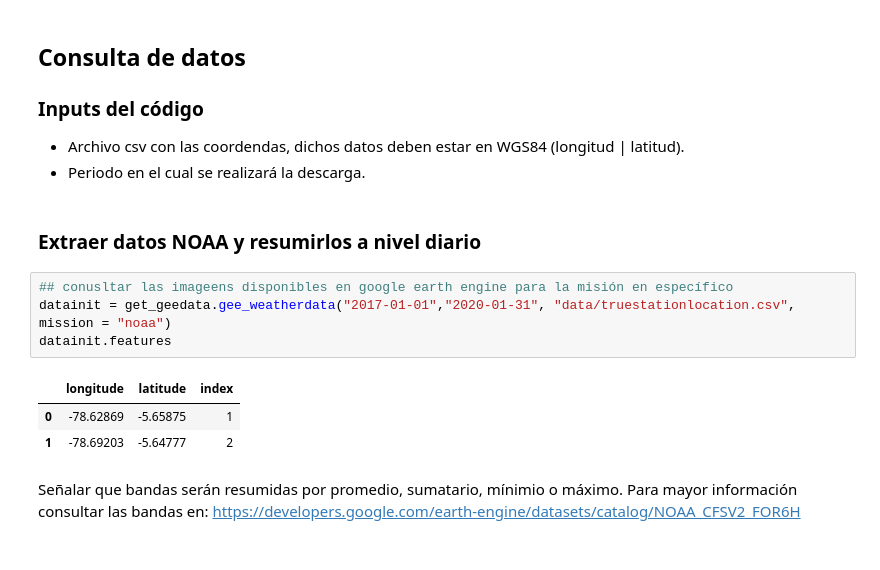
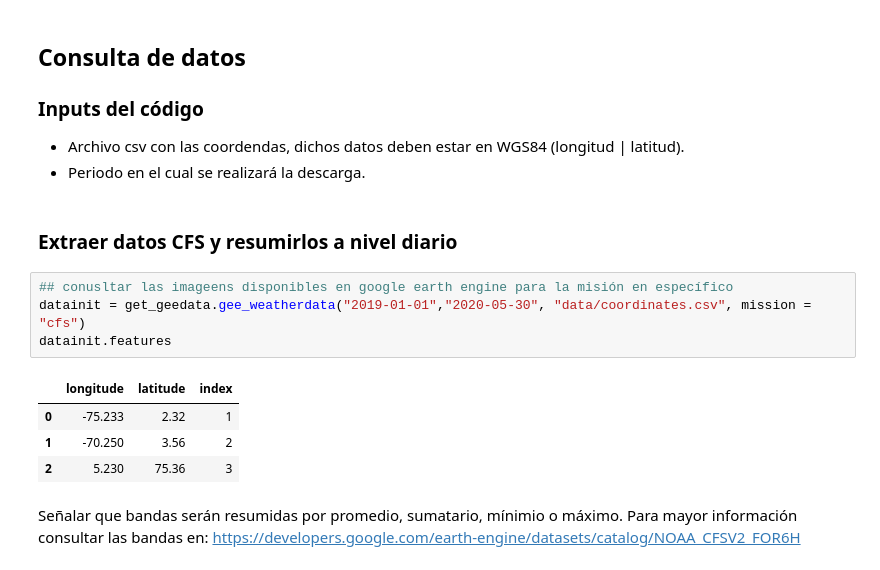
Before and after one commit to anaguilarar/gee_NOAA, a Jupyter notebook: Descargar clima de GEE.ipynb, the cells around one changed output. Drawn from its saved outputs; the diff is of its cells as text.

```diff
--- a/Descargar clima de GEE.ipynb
+++ b/Descargar clima de GEE.ipynb
@@ -11,15 +11,16 @@ import matplotlib.pyplot as plt
  * Archivo csv con las coordendas, dichos datos deben estar en WGS84 (longitud | latitud).
  * Periodo en el cual se realizará la descarga.
 # %% [markdown]
-### Extraer datos NOAA y resumirlos a nivel diario
+### Extraer datos CFS y resumirlos a nivel diario
 # %%
 ## conusltar las imageens disponibles en google earth engine para la misión en específico
-datainit = get_geedata.gee_weatherdata("2017-01-01","2020-01-31", "data/truestationlocation.csv", mission = "noaa")
+datainit = get_geedata.gee_weatherdata("2019-01-01","2020-05-30", "data/coordinates.csv", mission = "cfs")
 datainit.features
 # %% [output]
 |  | longitude | latitude | index |
-| 0 | -78.62869 | -5.65875 | 1 |
-| 1 | -78.69203 | -5.64777 | 2 |
+| 0 | -75.233 | 2.32 | 1 |
+| 1 | -70.250 | 3.56 | 2 |
+| 2 | 5.230 | 75.36 | 3 |
 # %% [markdown]
 Señalar que bandas serán resumidas por promedio, sumatario, mínimio o máximo.
 Para mayor información consultar las bandas en: https://developers.google.com/earth-engine/datasets/catalog/NOAA_CFSV2_FOR6H
```
Also changed, not shown: parts of 16 cells of this notebook.
